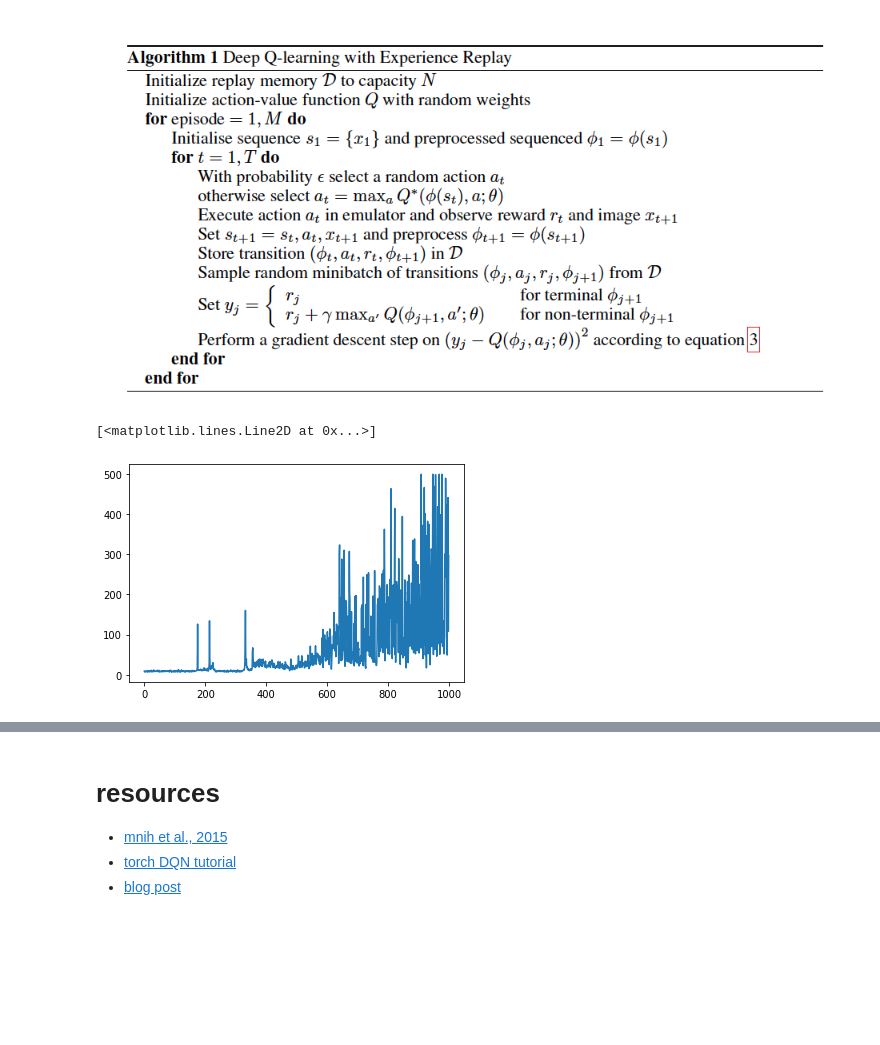
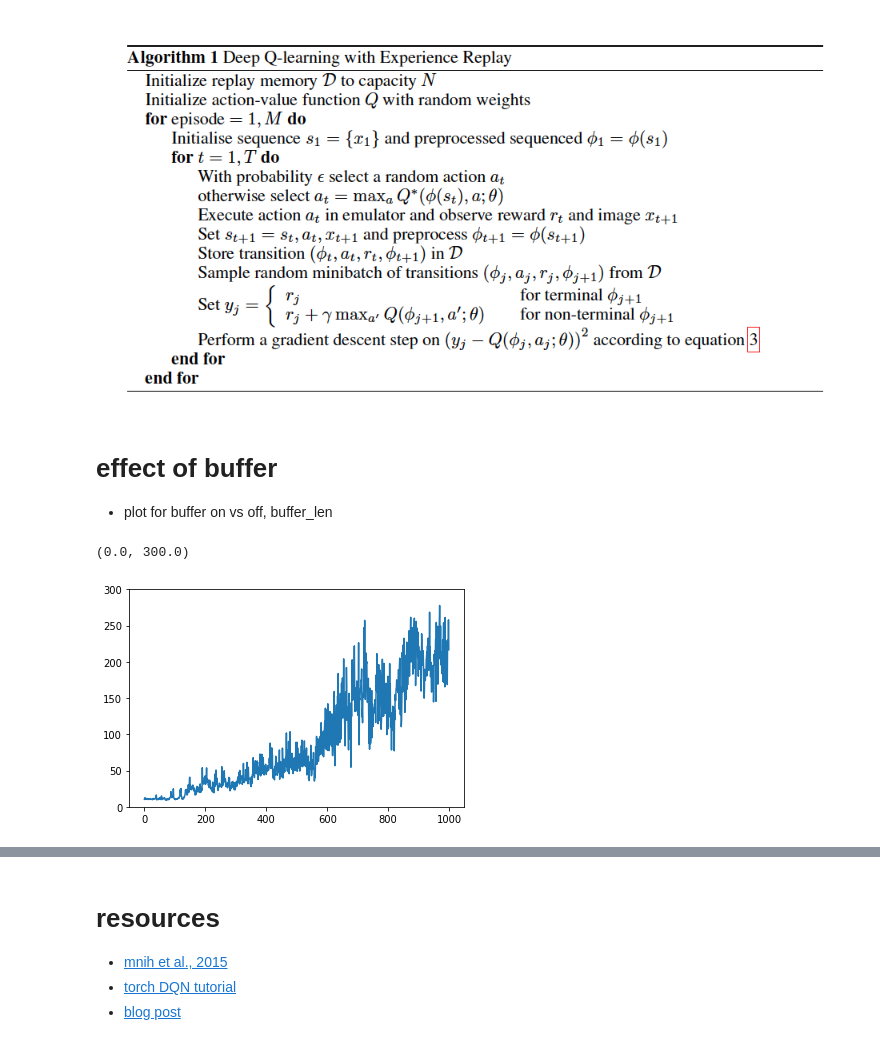
Before and after one commit to andrebeu/gymRL, a Jupyter notebook: dqn-cart.ipynb, the cells around one changed output, grey strips where cells are left out. Saved outputs shown, nothing was run; the diff lists cells and outputs as text; code cells hidden in the pictures; blank space fills up the shorter version.

Commit message:
improved logic

```diff
--- a/dqn-cart.ipynb
+++ b/dqn-cart.ipynb
@@ -104,5 +26,51 @@ for i in range(1000):
-# %%
-plt.plot(L)
-# %% [output]
-[<matplotlib.lines.Line2D at 0x...>]
-[figure, removed]
+# %% [markdown]
+# effect of buffer
+- plot for buffer on vs off, buffer_len
+# %%
+# setup
+def exp(nseeds,neps, buff):
+  """
+  interactrion logic
+  a < agent(s,h)
+  s',r  < env (a)
+
+  """
+  for s in range(ns):
+    np.random.seed(s)
+    agent = DQN()
+    task = Task()
+    buffer = Buffer(buff)
+    metric = -np.ones((ns,neps))
+    pi = lambda x_t: argmax_policy(qnet,x_t,epsilon=0.9)
+    for e in range(neps):
+        #
+        episode = task.sample(policy_fn=pi)
+        exp_ep = episode.format_out()
+        # training mode
+        if train == 'buffer':
+          buffer.record(episode)
+          exp = buffer.sample()
+        else:
+          exp = exp_ep
+        agent.train(exp)
+        metric[s,i] = np.sum(exp_ep['rt'])
+  return metric
+# %%
+# setup
+buff_args = {}
+
+env = Task()
+buffer = Buffer()
+qnet = DQN(buffer)
+# run
+ns,ni=1,100
+metric = exp(nitr,task,buff_args,qnet)
+# %%
+# online
+exp(nseeds,nitr,task,buffer,qnet)
+M = metric.mean(0)
+plt.plot(M)
+plt.ylim(0,300)
+# %% [output]
+(0.0, 300.0)
+[figure, added]
```
Also changed, not shown: parts of 8 cells of this notebook, 1 other file.
